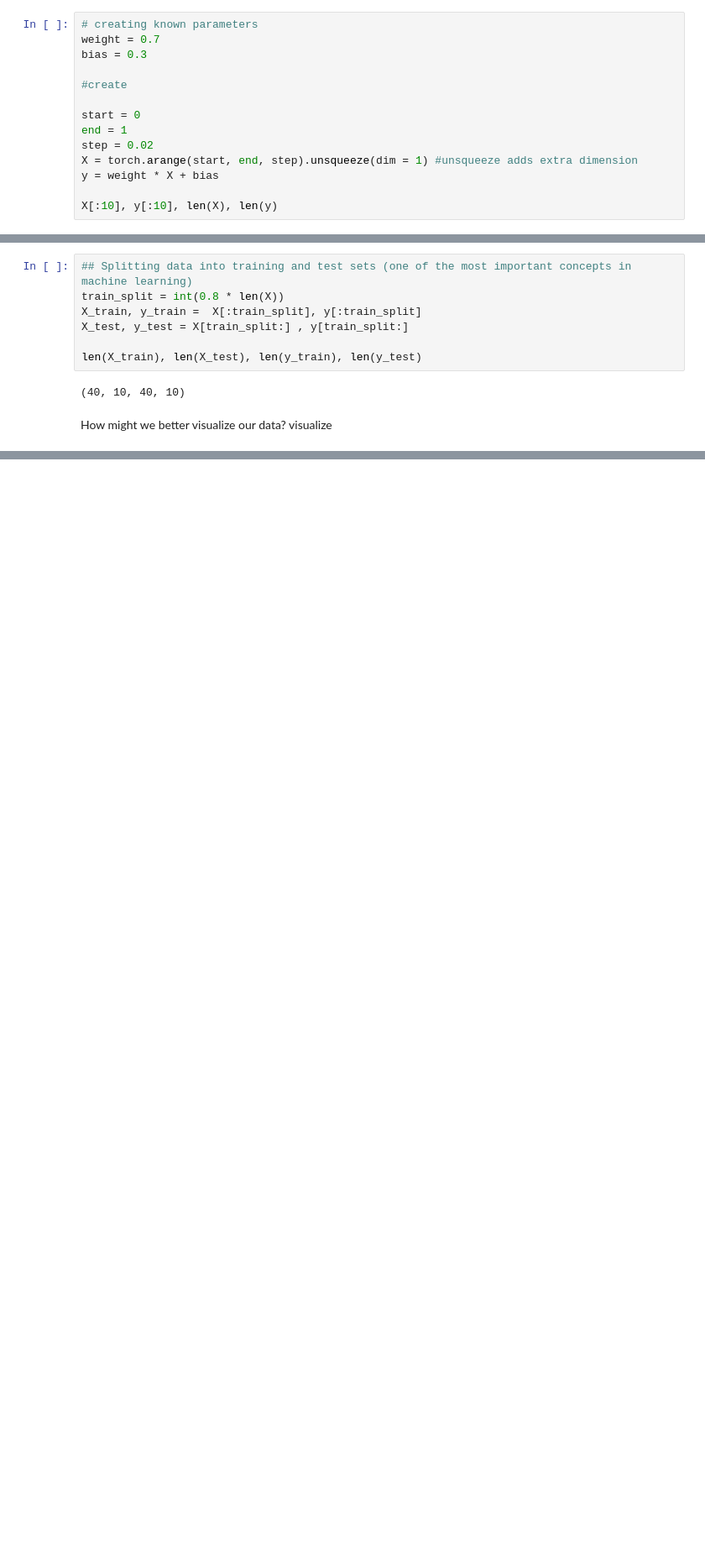
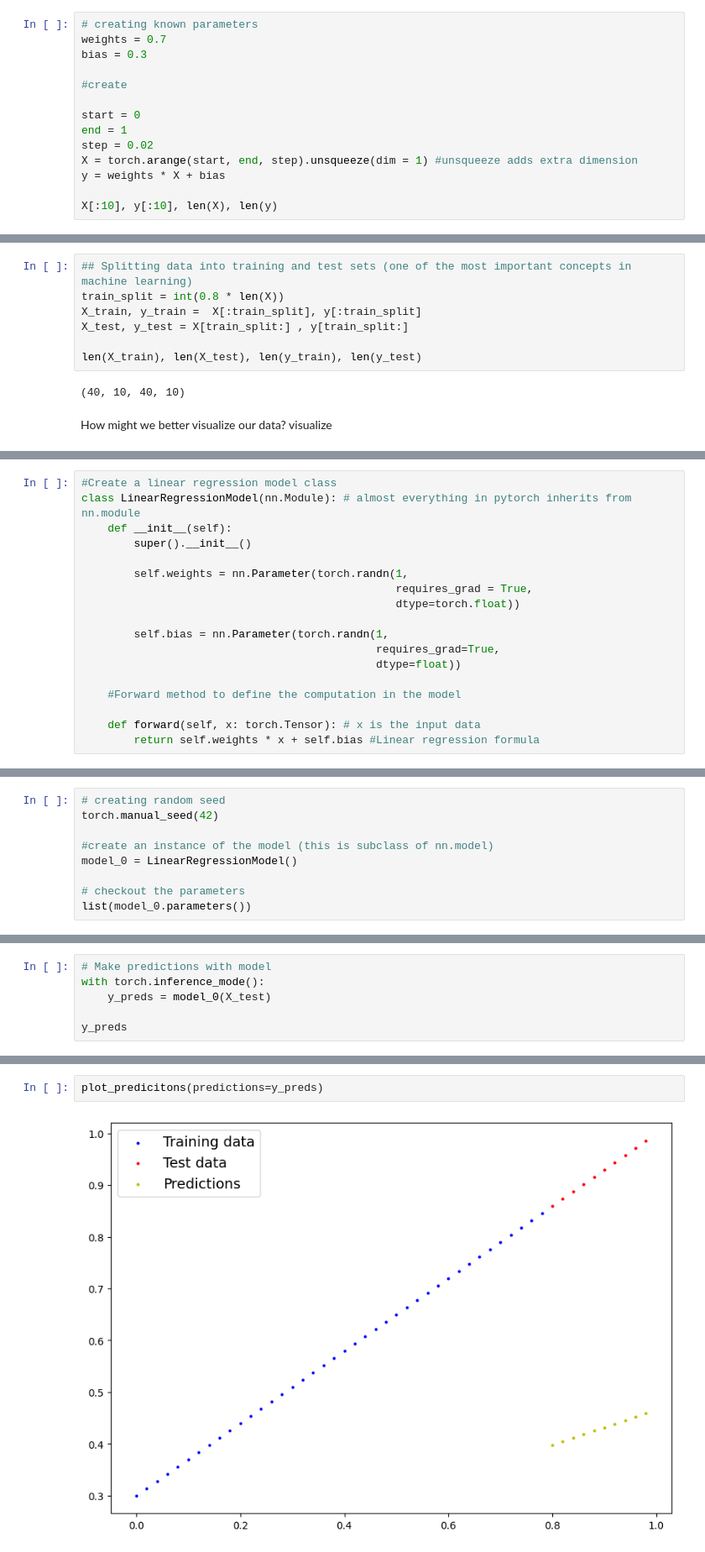
Before and after one commit to deepakrajteekaraman5/Pytorch, a Jupyter notebook: pytorch_workflow.ipynb, the cells around one changed output, grey strips where cells are left out. Shown: that part at 84% size. Cells and saved outputs as stored; diff of their text form; blank space fills up the shorter version.

```diff
--- a/pytorch_workflow.ipynb
+++ b/pytorch_workflow.ipynb
@@ -36,7 +36,7 @@ Let's create some know data using linear regression formula
 Make a straight line with known parameters
 # %%
 # creating known parameters
-weight = 0.7
+weights = 0.7
 bias = 0.3
 
 #create
@@ -45,7 +45,7 @@ start = 0
 end = 1
 step = 0.02
 X = torch.arange(start, end, step).unsqueeze(dim = 1) #unsqueeze adds extra dimension
-y = weight * X + bias
+y = weights * X + bias
 
 X[:10], y[:10], len(X), len(y)
 # %% [output]
@@ -111,0 +123,18 @@ plot_predicitons();
+# %%
+#Create a linear regression model class
+class LinearRegressionModel(nn.Module): # almost everything in pytorch inherits from nn.module
+    def __init__(self):
+        super().__init__()
+
+        self.weights = nn.Parameter(torch.randn(1,
+                                                requires_grad = True,
+                                                dtype=torch.float))
+
+        self.bias = nn.Parameter(torch.randn(1,
+                                             requires_grad=True,
+                                             dtype=float))
+
+    #Forward method to define the computation in the model
+
+    def forward(self, x: torch.Tensor): # x is the input data
+        return self.weights * x + self.bias #Linear regression formula
@@ -111,0 +153,9 @@ plot_predicitons();
+# %%
+# creating random seed
+torch.manual_seed(42)
+
+#create an instance of the model (this is subclass of nn.model)
+model_0 = LinearRegressionModel()
+
+# checkout the parameters
+list(model_0.parameters())
@@ -111,0 +179,6 @@ plot_predicitons();
+# %%
+# Make predictions with model
+with torch.inference_mode():
+    y_preds = model_0(X_test)
+
+y_preds
@@ -111,0 +209,4 @@ plot_predicitons();
+# %%
+plot_predicitons(predictions=y_preds)
+# %% [output]
+[figure, added]
```
Also changed, not shown: parts of 14 cells of this notebook.
